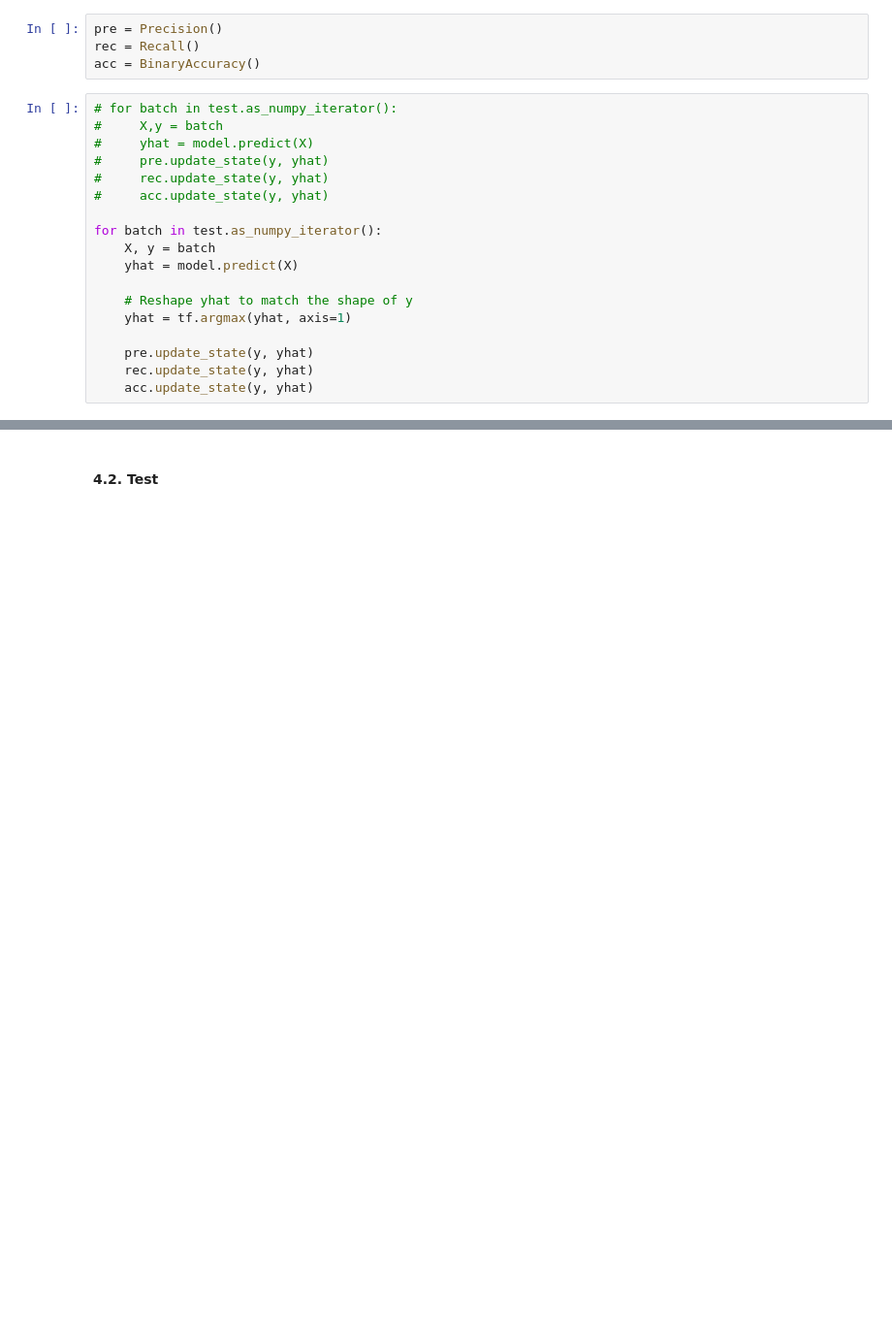
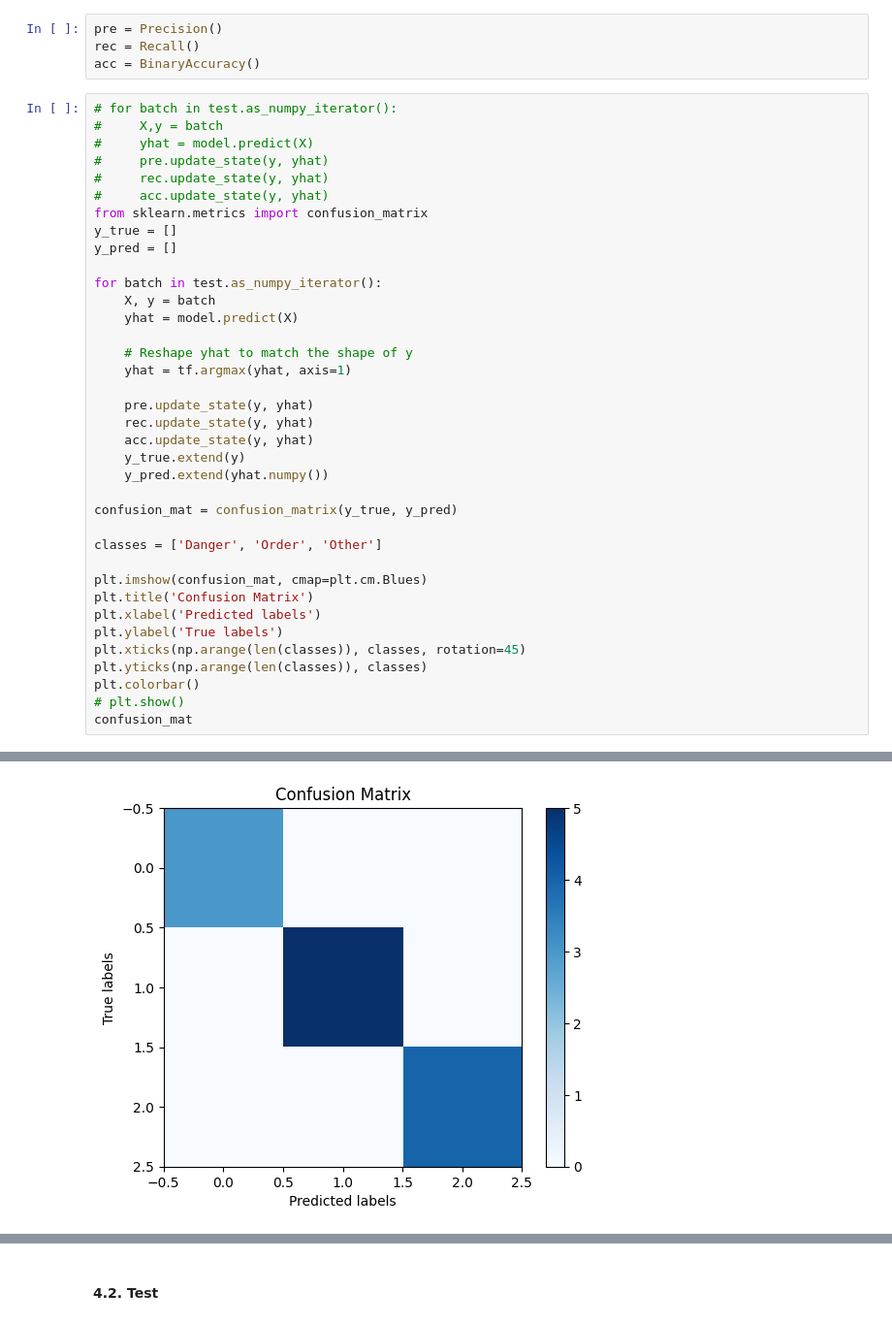
Before and after one commit to Ndriqim-H/Traffic, a Jupyter notebook: Notebook.ipynb, the cells around one changed output, grey strips where cells are left out. Shown at 97% size. Cells and saved outputs as stored; diff of their text form; blank space fills up the shorter version.

Commit message:
Added the DL results confusion matrix

```diff
--- a/Notebook.ipynb
+++ b/Notebook.ipynb
@@ -266,6 +266,9 @@ acc = BinaryAccuracy()
 #     pre.update_state(y, yhat)
 #     rec.update_state(y, yhat)
 #     acc.update_state(y, yhat)
+from sklearn.metrics import confusion_matrix
+y_true = []
+y_pred = []
 
 for batch in test.as_numpy_iterator():
     X, y = batch
@@ -277,4 +280,20 @@ for batch in test.as_numpy_iterator():
     pre.update_state(y, yhat)
     rec.update_state(y, yhat)
     acc.update_state(y, yhat)
+    y_true.extend(y)
+    y_pred.extend(yhat.numpy())
+
+confusion_mat = confusion_matrix(y_true, y_pred)
+
+classes = ['Danger', 'Order', 'Other']
+
+plt.imshow(confusion_mat, cmap=plt.cm.Blues)
+plt.title('Confusion Matrix')
+plt.xlabel('Predicted labels')
+plt.ylabel('True labels')
+plt.xticks(np.arange(len(classes)), classes, rotation=45)
+plt.yticks(np.arange(len(classes)), classes)
+plt.colorbar()
+# plt.show()
+confusion_mat
 # %% [output]
@@ -282,3 +305,4 @@ for batch in test.as_numpy_iterator():
+[figure, added]
 # %%
 print(f'Precision: {pre.result().numpy()}')
 print(f'Recall: {rec.result().numpy()}')
```
Also changed, not shown: parts of 18 cells of this notebook, 8 other files.
